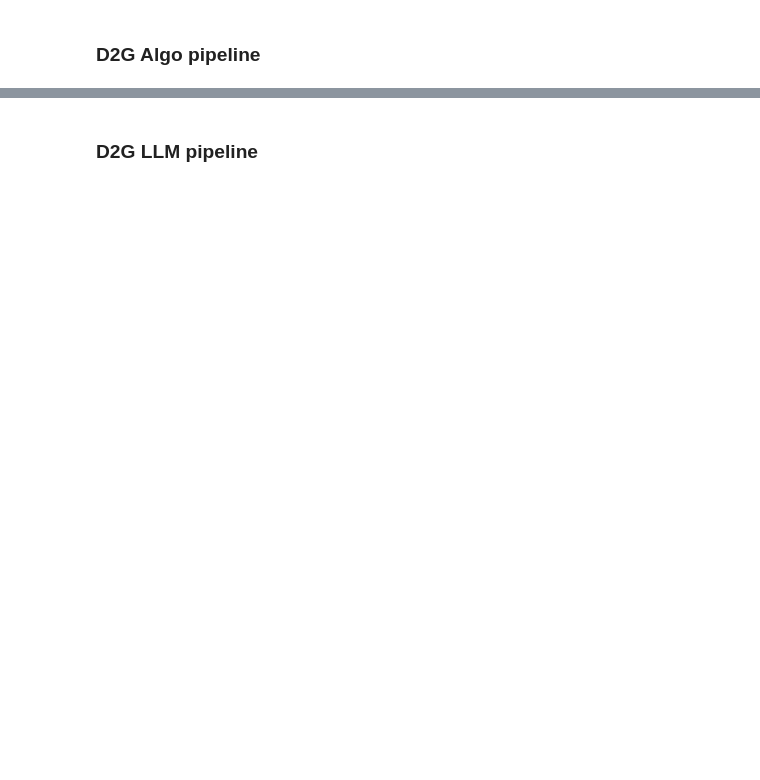
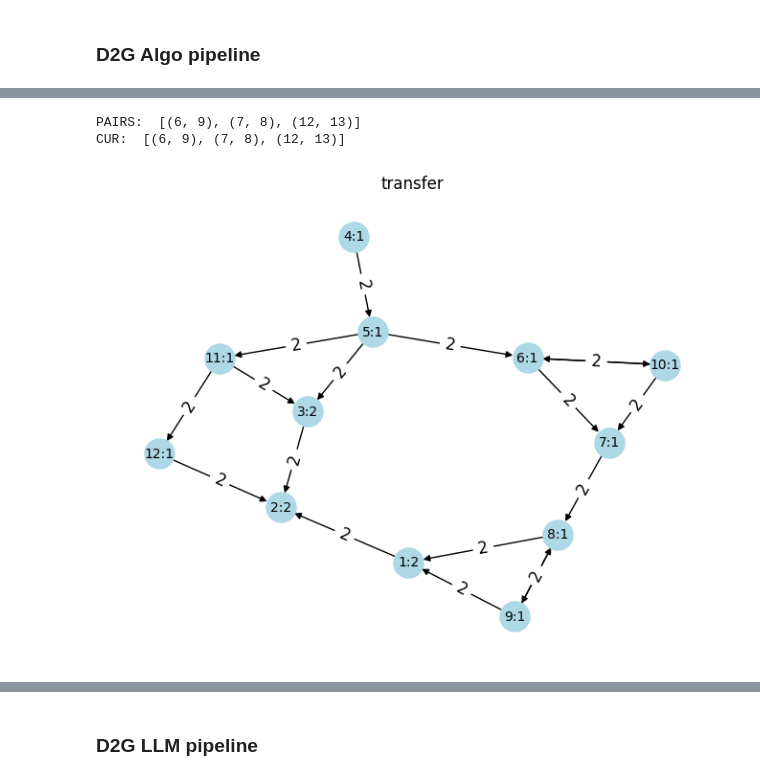
Before and after one commit to deeppavlov/dialogue2graph, a Jupyter notebook: experiments/exp2025_03_20_d2g_pipeline/exp2025_03_20_d2g_pipeline/test_pipeline.ipynb, the cells around one changed output, grey strips where cells are left out. Saved outputs shown, nothing was run; the diff lists cells and outputs as text; code cells hidden in the pictures; blank space fills up the shorter version.

```diff
--- a/experiments/exp2025_03_20_d2g_pipeline/exp2025_03_20_d2g_pipeline/test_pipeline.ipynb
+++ b/experiments/exp2025_03_20_d2g_pipeline/exp2025_03_20_d2g_pipeline/test_pipeline.ipynb
@@ -132,3 +179,10 @@ graph.visualise_short("transfer")
+# %%
+graph, report = pipeline.invoke(raw_data)
+graph.visualise_short("transfer")
+# %% [output]
+PAIRS:  [(6, 9), (7, 8), (12, 13)]
+CUR:  [(6, 9), (7, 8), (12, 13)]
+[figure, added]
 # %%
 with open("test_graph_1.json", encoding="utf-8") as f:
     data = json.load(f)
```
Also changed, not shown: parts of 12 cells of this notebook, 20 other files.
